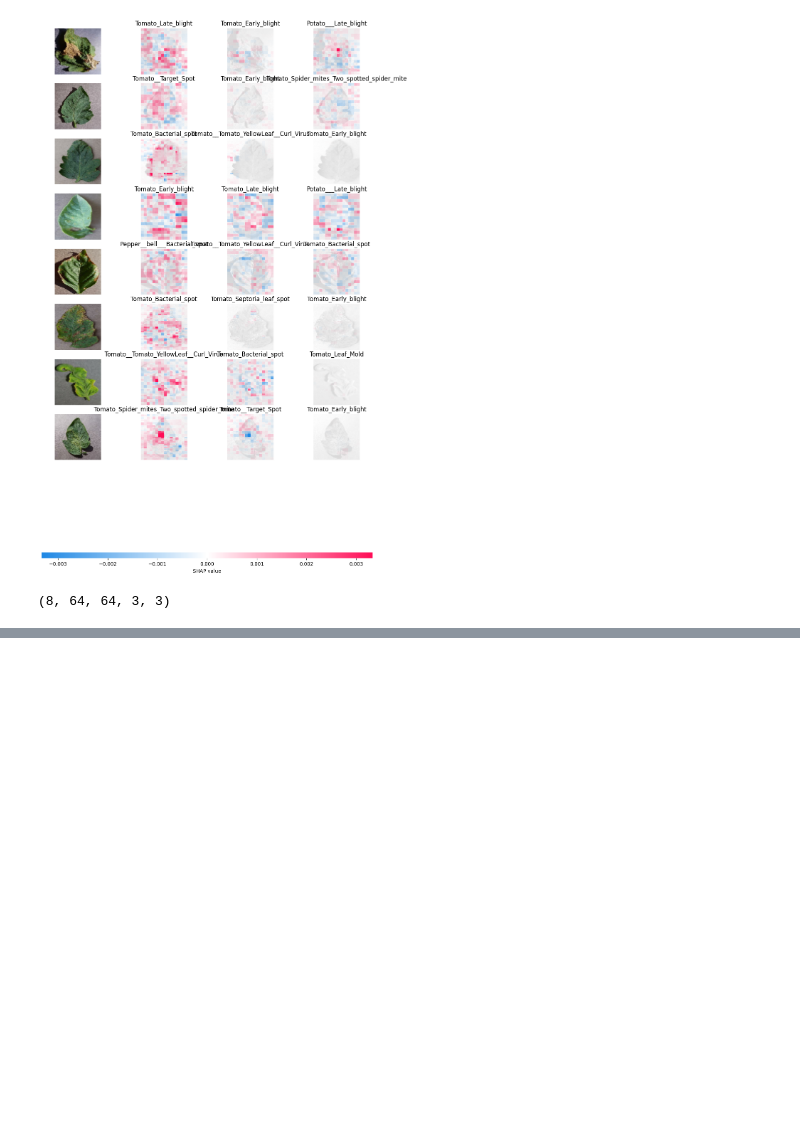
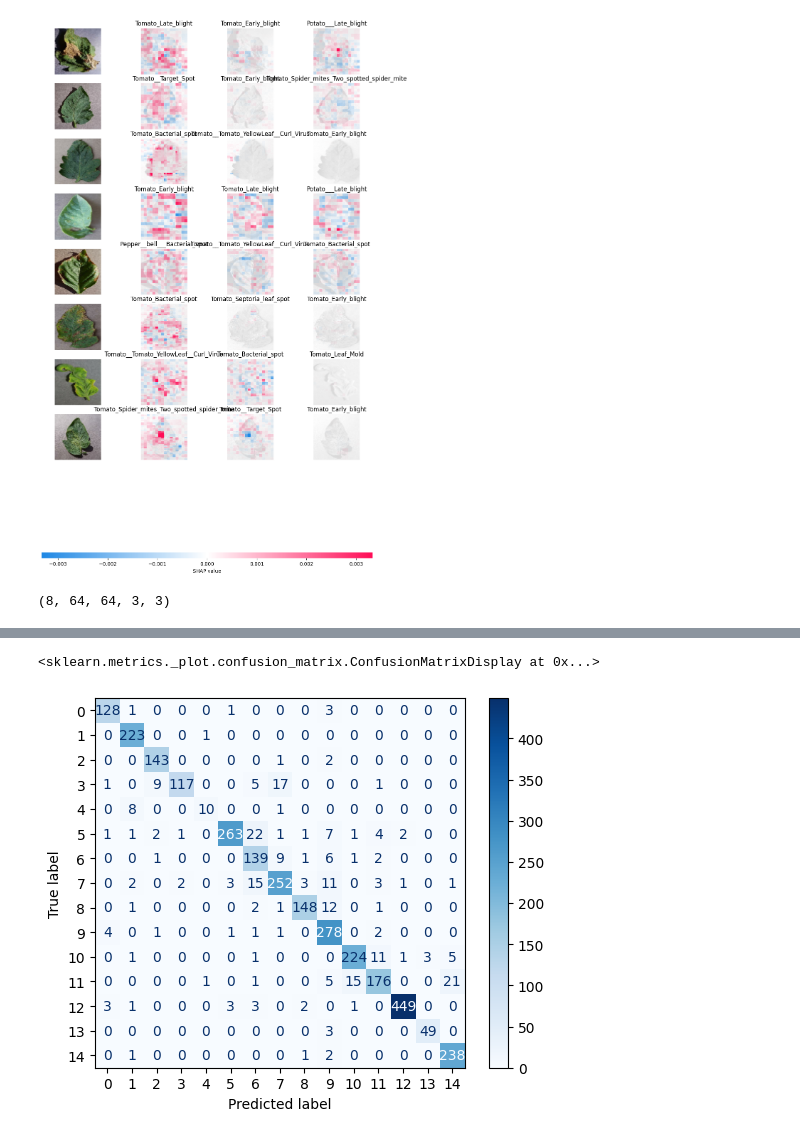
Before and after one commit to oceeta/crop-disease-detection, a Jupyter notebook: training/training copy.ipynb, the cells around one changed output, grey strips where cells are left out. Drawn from its saved outputs; the diff is of its cells as text; code cells hidden in the pictures; blank space fills up the shorter version.

```diff
--- a/training/training copy.ipynb
+++ b/training/training copy.ipynb
@@ -371,0 +517,21 @@ config={'module': 'keras', 'class_name': 'Sequential', 'config': {'name': 'seque
+# %%
+model_2 = tf.keras.models.load_model("../models/2.keras")
+# %%
+from sklearn.metrics import confusion_matrix, ConfusionMatrixDisplay
+import numpy as np
+
+# Make predictions
+y_pred = []
+y_true = []
+
+for images, labels in test_ds:
+    preds = model_2.predict(images)
+    y_pred.extend(np.argmax(preds, axis=1))
+    y_true.extend(labels.numpy())
+
+# Compute confusion matrix
+conf_matrix = confusion_matrix(y_true, y_pred)
+
+disp = ConfusionMatrixDisplay(confusion_matrix=conf_matrix)
+disp.plot(cmap="Blues")  # Change colormap as desired
+# %% [output]
@@ -371,0 +555,2 @@ config={'module': 'keras', 'class_name': 'Sequential', 'config': {'name': 'seque
+<sklearn.metrics._plot.confusion_matrix.ConfusionMatrixDisplay at 0x...>
+[figure, added]
```
Also changed, not shown: parts of 25 cells of this notebook, 7 other files.
